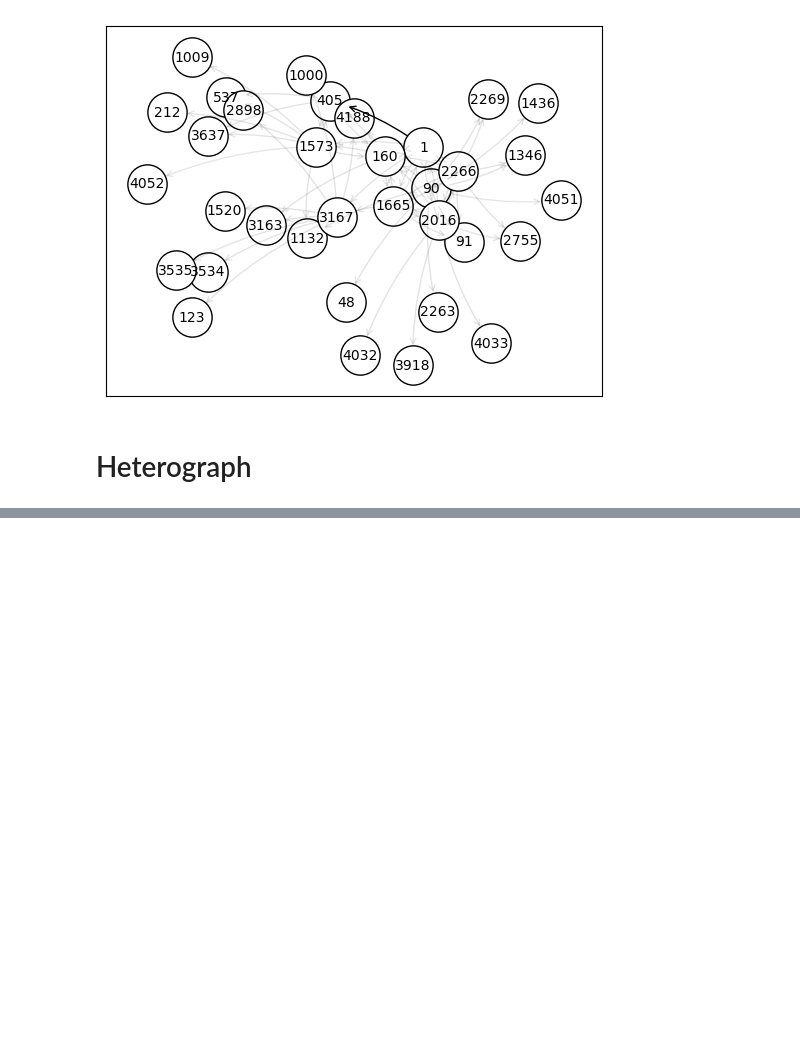
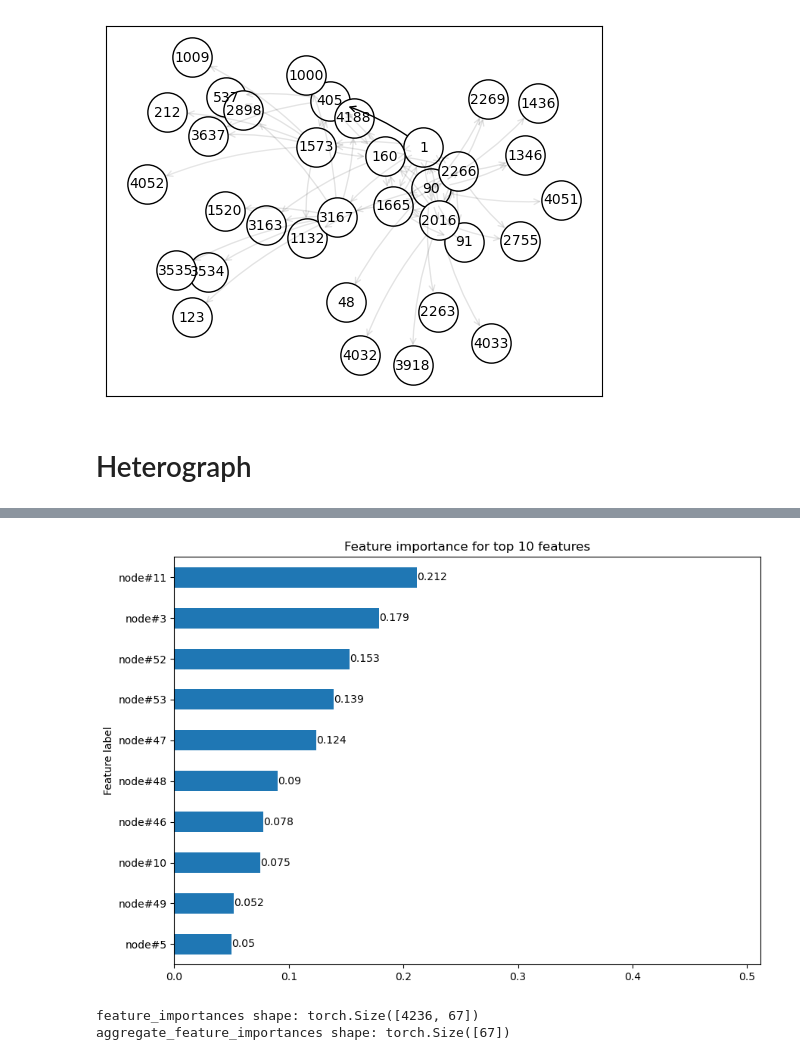
Before and after one commit to xuehao0806/GNN-land-use, a Jupyter notebook: Explainability.ipynb, the cells around one changed output, grey strips where cells are left out. Cells and saved outputs as stored; diff of their text form; code cells hidden in the pictures; blank space fills up the shorter version.

Commit message:
Update feature attributions code for HGT models

```diff
--- a/Explainability.ipynb
+++ b/Explainability.ipynb
@@ -137,4 +147,0 @@ device = torch.device('cuda' if torch.cuda.is_available() else 'cpu')
-# %%
-data = torch.load(data_path)
-edge_type = data.edge_attr[:, 1:].argmax(dim=1)
-train_loader, val_loader, test_loader = get_loader(data, loader_name)
@@ -214,0 +175,6 @@ AssertionError:
+# %%
+model_name = "HGT"
+model = HGT(hidden_channels=64, out_channels=6, num_heads=2, num_layers=2)
+device = torch.device('cuda' if torch.cuda.is_available() else 'cpu')
+data, model = data.to(device), model.to(device)
+model.load_state_dict(torch.load('models/HGT_HGTLoader.pth'))
@@ -214,0 +204,31 @@ AssertionError:
+# %%
+from torch_geometric.explain import Explainer, CaptumExplainer, GNNExplainer
+
+explainer = Explainer(
+    model=model,
+    algorithm=CaptumExplainer('IntegratedGradients'),
+    explanation_type='model',
+    node_mask_type='attributes',
+    model_config=dict(
+        mode='regression',
+        task_level='node',
+        return_type='raw',
+    ),
+)
+
+#########################
+# Change this as needed #
+#########################
+index = 0
+target = 0
+
+explanation = explainer(test_loader.data.x_dict, test_loader.data.edge_index_dict, index=index, captum_target=target)
+explanation.visualize_feature_importance(top_k=10)
+feature_importances = explanation["node"].node_mask
+print(f"feature_importances shape: {feature_importances.shape}")
+aggregate_feature_importances = feature_importances.sum(dim=0)
+print(f"aggregate_feature_importances shape: {aggregate_feature_importances.shape}")
+# %% [output]
+[figure, added]
+feature_importances shape: torch.Size([4236, 67])
+aggregate_feature_importances shape: torch.Size([67])
```
Also changed, not shown: parts of 13 cells of this notebook.
